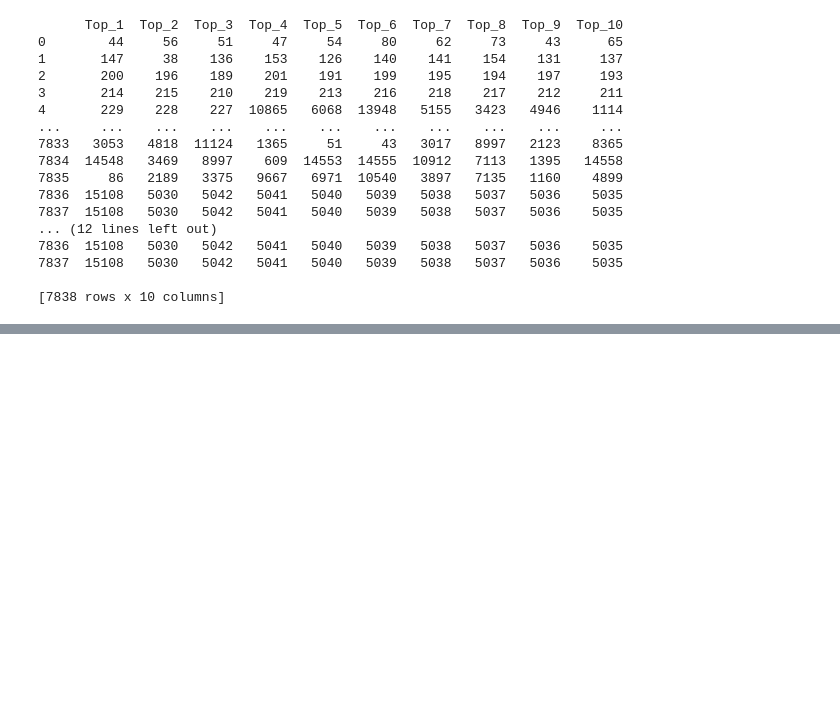
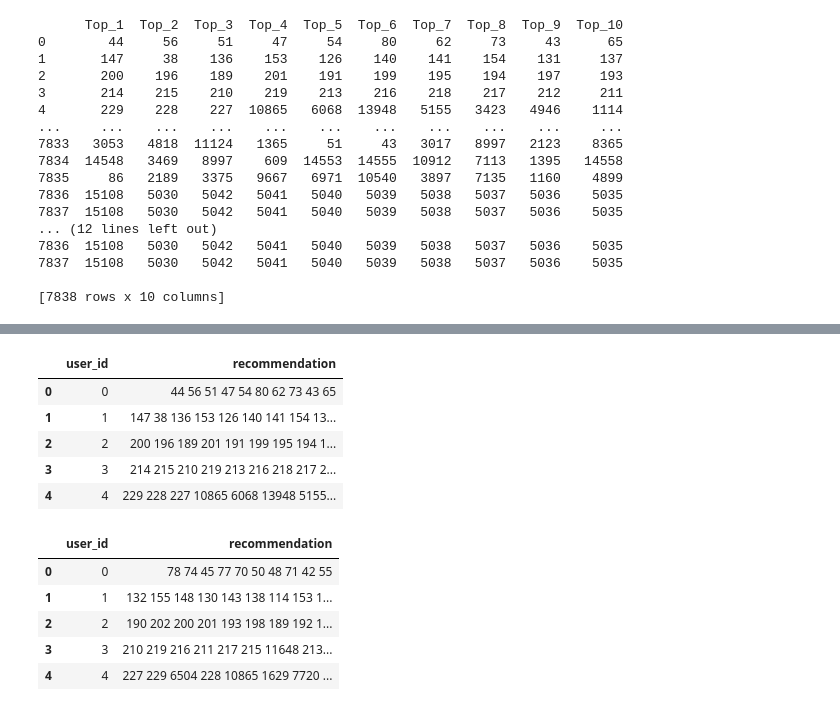
Before and after one commit to Uriel-Gamez98/Data-Science-and-Machine-Learning, a Jupyter notebook: ML_1st_Attempt.ipynb, the cells around one changed output, grey strips where cells are left out. Cells and saved outputs as stored; diff of their text form; code cells hidden in the pictures; blank space fills up the shorter version.

```diff
--- a/ML_1st_Attempt.ipynb
+++ b/ML_1st_Attempt.ipynb
@@ -770,3 +770,27 @@ item_recommendations_df.to_csv('item_based_recommendations.csv', index=False)
 | 2 | 2 | 190 202 200 201 193 198 189 192 1... |
 | 3 | 3 | 210 219 216 211 217 215 11648 213... |
 | 4 | 4 | 227 229 6504 228 10865 1629 7720 ... |
+# %%
+# Adding a header to the CSV files
+header = ['user_id', 'recommendation']
+# Save the user-based recommendations to CSV
+user_recommendations_df.to_csv('user_based_recommendations.csv', index=False, header=header)
+# Save the item-based recommendations to CSV
+item_recommendations_df.to_csv('item_based_recommendations.csv', index=False, header=header)
+# Display the first few rows of the user-based recommendations
+display(user_recommendations_df.head())
+# Display the first few rows of the item-based recommendations
+display(item_recommendations_df.head())
+# %% [output]
+|  | user_id | recommendation |
+| 0 | 0 | 44 56 51 47 54 80 62 73 43 65 |
+| 1 | 1 | 147 38 136 153 126 140 141 154 13... |
+| 2 | 2 | 200 196 189 201 191 199 195 194 1... |
+| 3 | 3 | 214 215 210 219 213 216 218 217 2... |
+| 4 | 4 | 229 228 227 10865 6068 13948 5155... |
+|  | user_id | recommendation |
+| 0 | 0 | 78 74 45 77 70 50 48 71 42 55 |
+| 1 | 1 | 132 155 148 130 143 138 114 153 1... |
+| 2 | 2 | 190 202 200 201 193 198 189 192 1... |
+| 3 | 3 | 210 219 216 211 217 215 11648 213... |
+| 4 | 4 | 227 229 6504 228 10865 1629 7720 ... |
```
Also changed, not shown: parts of 2 cells of this notebook, 2 other files.
